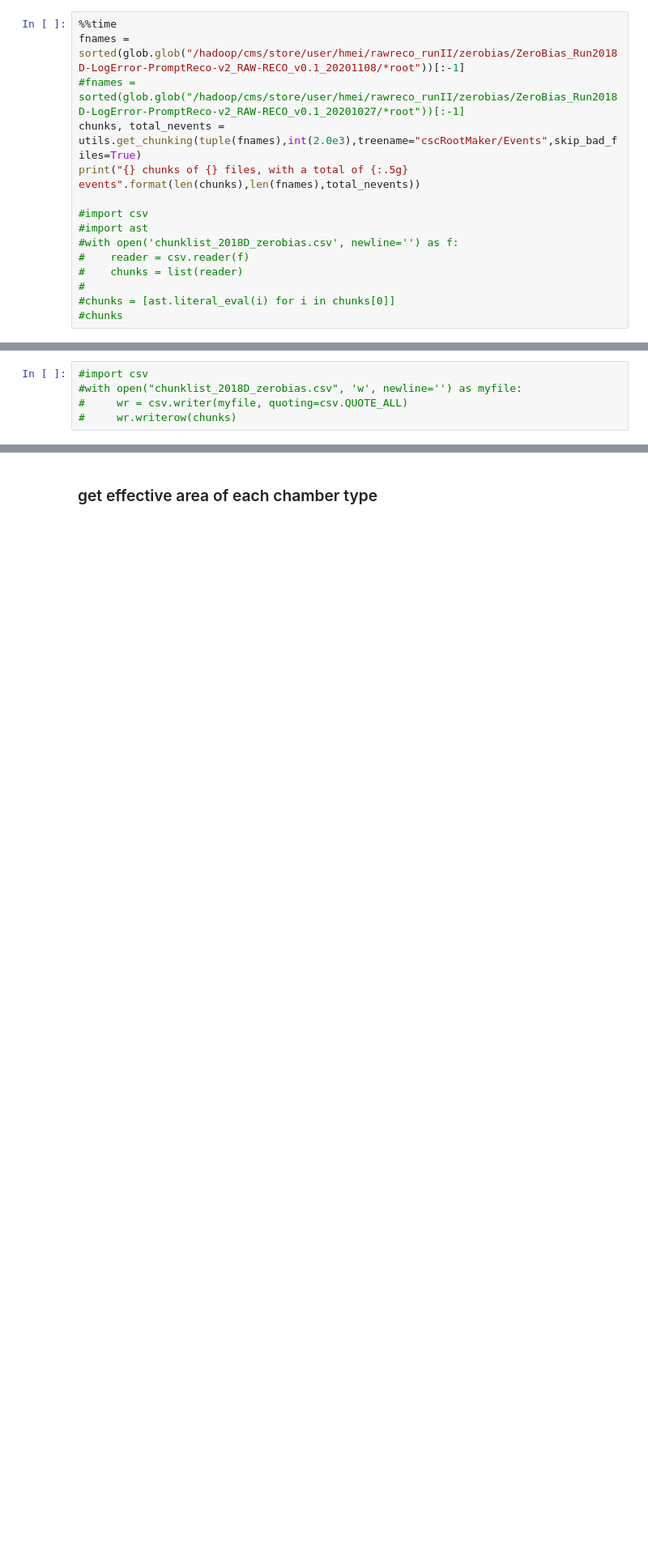
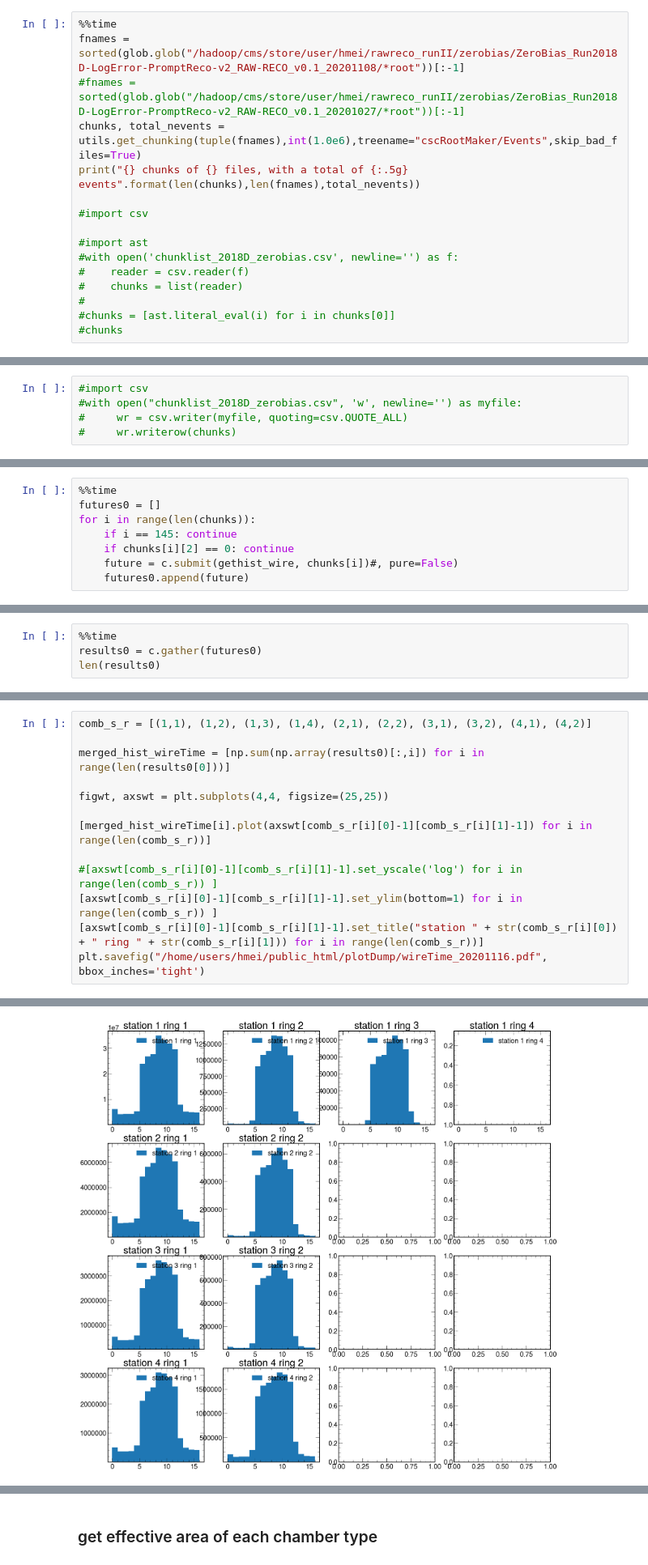
Before and after one commit to mhl0116/CSCSoftware, a Jupyter notebook: notebooks/try_ucsddask.ipynb, the cells around one changed output, grey strips where cells are left out. Shown at 81% size. Saved outputs shown, nothing was run; the diff lists cells and outputs as text; blank space fills up the shorter version.

```diff
--- a/notebooks/try_ucsddask.ipynb
+++ b/notebooks/try_ucsddask.ipynb
@@ -80,10 +85,11 @@ Wall time: 161 ms
 %%time
 fnames = sorted(glob.glob("/hadoop/cms/store/user/hmei/rawreco_runII/zerobias/ZeroBias_Run2018D-LogError-PromptReco-v2_RAW-RECO_v0.1_20201108/*root"))[:-1]
 #fnames = sorted(glob.glob("/hadoop/cms/store/user/hmei/rawreco_runII/zerobias/ZeroBias_Run2018D-LogError-PromptReco-v2_RAW-RECO_v0.1_20201027/*root"))[:-1]
-chunks, total_nevents = utils.get_chunking(tuple(fnames),int(2.0e3),treename="cscRootMaker/Events",skip_bad_files=True)
+chunks, total_nevents = utils.get_chunking(tuple(fnames),int(1.0e6),treename="cscRootMaker/Events",skip_bad_files=True)
 print("{} chunks of {} files, with a total of {:.5g} events".format(len(chunks),len(fnames),total_nevents))
 
 #import csv
+
 #import ast
 #with open('chunklist_2018D_zerobias.csv', newline='') as f:
 #    reader = csv.reader(f)
@@ -131,0 +193,8 @@ c.restart()
+# %%
+%%time
+futures0 = []
+for i in range(len(chunks)):
+    if i == 145: continue
+    if chunks[i][2] == 0: continue
+    future = c.submit(gethist_wire, chunks[i])#, pure=False)
+    futures0.append(future)
@@ -131,0 +208,4 @@ c.restart()
+# %%
+%%time
+results0 = c.gather(futures0)
+len(results0)
@@ -131,0 +228,14 @@ c.restart()
+# %%
+comb_s_r = [(1,1), (1,2), (1,3), (1,4), (2,1), (2,2), (3,1), (3,2), (4,1), (4,2)]
+
+merged_hist_wireTime = [np.sum(np.array(results0)[:,i]) for i in range(len(results0[0]))]
+
+figwt, axswt = plt.subplots(4,4, figsize=(25,25))
+
+[merged_hist_wireTime[i].plot(axswt[comb_s_r[i][0]-1][comb_s_r[i][1]-1]) for i in range(len(comb_s_r))]
+
+#[axswt[comb_s_r[i][0]-1][comb_s_r[i][1]-1].set_yscale('log') for i in range(len(comb_s_r)) ]
+[axswt[comb_s_r[i][0]-1][comb_s_r[i][1]-1].set_ylim(bottom=1) for i in range(len(comb_s_r)) ]
+[axswt[comb_s_r[i][0]-1][comb_s_r[i][1]-1].set_title("station " + str(comb_s_r[i][0]) + " ring " + str(comb_s_r[i][1])) for i in range(len(comb_s_r))]
+plt.savefig("/home/users/hmei/public_html/plotDump/wireTime_20201116.pdf", bbox_inches='tight')
+# %% [output]
@@ -132,3 +244,4 @@ c.restart()
+[figure, added]
 # %%
 %%time
 def gethist(args):
```
Also changed, not shown: parts of 58 cells of this notebook.
